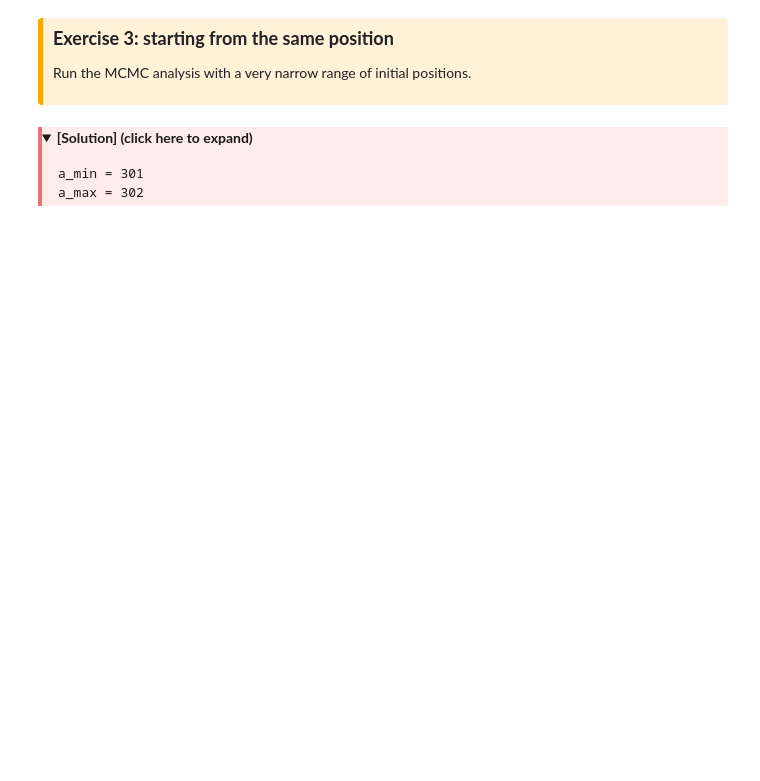
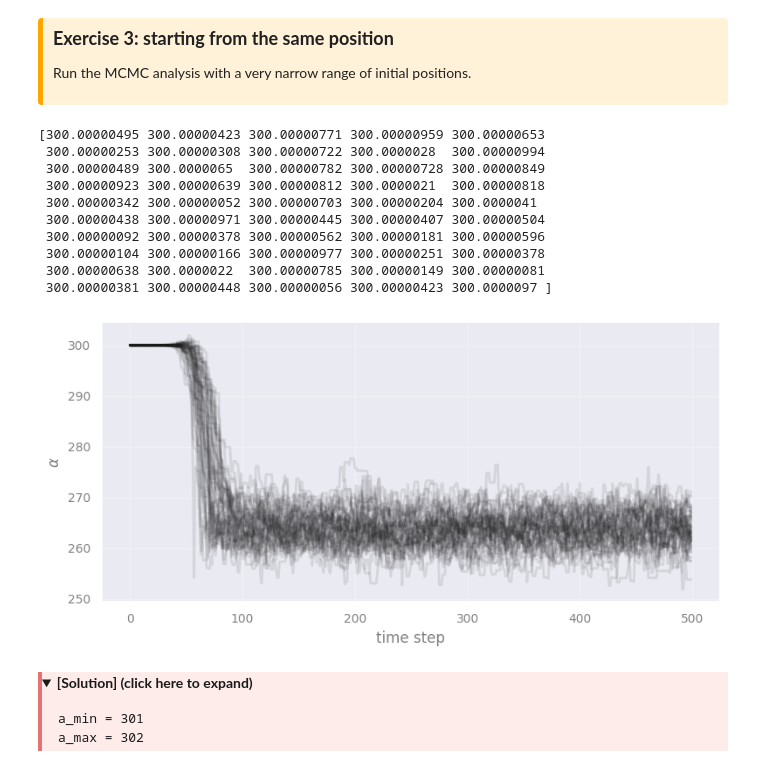
Before and after one commit to sghwang-cosmos/Astrostat-School-2026, a Jupyter notebook: MCMC/MCMC.ipynb, the cells around one changed output. Cells and saved outputs as stored; diff of their text form; code cells hidden in the pictures; folded sections open; blank space fills up the shorter version.

```diff
--- a/MCMC/MCMC.ipynb
+++ b/MCMC/MCMC.ipynb
@@ -732,34 +752,47 @@ Run the MCMC analysis with a very narrow range of initial positions.
 # %%
 n_walkers = 50
 n_dim = 1
 n_steps = 500
 
-a_min = ...
-a_max = ...
+a_min = 300
+a_max = 300+1e-5
 
 # set the parameter's initial positions
 a_initial = np.random.uniform(a_min, a_max, size=n_walkers)
+print(a_initial)
 
 # take the initial values for each parameter and put them in columns of a 2D array
 p0 = np.array([a_initial]).T
 
 sampler = emcee.EnsembleSampler(nwalkers=n_walkers, ndim=n_dim,
                                 log_prob_fn=ln_posterior, args=[sample_1],
-                                 moves=emcee.moves.GaussianMove(30.0),
+                                 #moves=emcee.moves.GaussianMove(30.0),
                                 )
 result = sampler.run_mcmc(p0, nsteps=n_steps, progress=True)
 
 plt.figure()
 for param_i in range(n_dim):
     plt.subplot(n_dim, 1, 1+param_i)
     plt.ylabel(r"$\alpha$" if param_i == 0 else r"$\beta$")
     for j in range(n_walkers):
         chain = sampler.chain[j, :, param_i]
         plt.plot(chain, "k-", alpha=0.1)
 
 plt.xlabel(r'time step')
 plt.tight_layout()
 plt.show()
+# %% [output]
+[300.00000495 300.00000423 300.00000771 300.00000959 300.00000653
+ 300.00000253 300.00000308 300.00000722 300.0000028  300.00000994
+ 300.00000489 300.0000065  300.00000782 300.00000728 300.00000849
+ 300.00000923 300.00000639 300.00000812 300.0000021  300.00000818
+ 300.00000342 300.00000052 300.00000703 300.00000204 300.0000041
+ 300.00000438 300.00000971 300.00000445 300.00000407 300.00000504
+ 300.00000092 300.00000378 300.00000562 300.00000181 300.00000596
+ 300.00000104 300.00000166 300.00000977 300.00000251 300.00000378
+ 300.00000638 300.0000022  300.00000785 300.00000149 300.00000081
+ 300.00000381 300.00000448 300.00000056 300.00000423 300.0000097 ]
+[figure, added]
 # %% [markdown]
 <div style="border-left: 4px solid #e57373; padding-left: 1em; padding-top: 1em; padding-bottom: 1em; margin: 1em 0; background: #fdecea; color: #1a1a1a;">
 <details>
```
Also changed, not shown: parts of 20 cells of this notebook.
